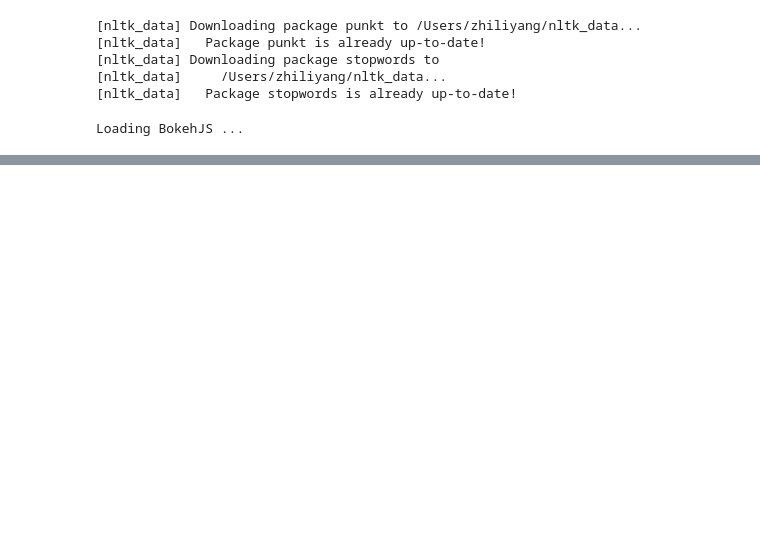
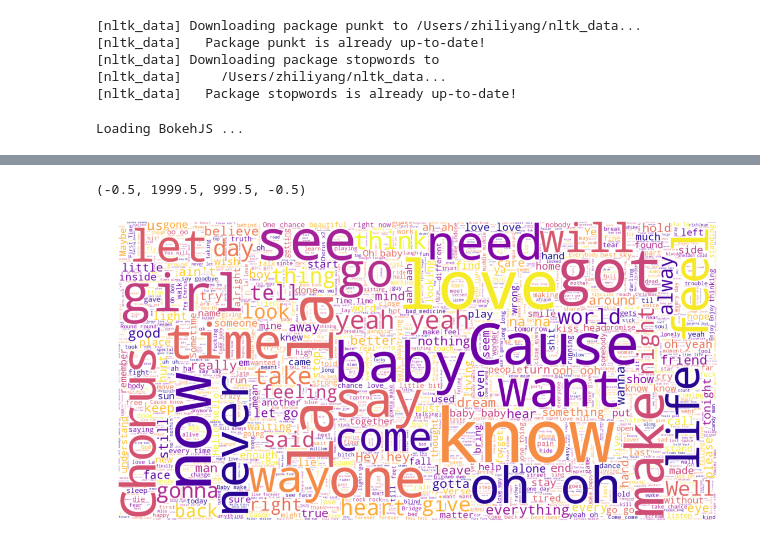
Before and after one commit to zhya215/midterm, a Jupyter notebook: analysis.ipynb, the cells around one changed output, grey strips where cells are left out. Saved outputs shown, nothing was run; the diff lists cells and outputs as text; code cells hidden in the pictures; blank space fills up the shorter version.

```diff
--- a/analysis.ipynb
+++ b/analysis.ipynb
@@ -165,0 +132,20 @@ show(layout)
+# %%
+from wordcloud import WordCloud
+import matplotlib.pyplot as plt
+%matplotlib inline
+text = ""
+for k,v in artist_list_dic.items():
+    text += str(v["text"])
+
+# ALL THE LYRICS IN THE $TEXT
+
+# Generate a word cloud image
+wc = WordCloud(width=2000,height=1000,max_words=2000,max_font_size=250,colormap="plasma",background_color="white")
+wc.generate(text)
+
+plt.figure(figsize=(20, 10))
+plt.imshow(wc, interpolation='bilinear')
+plt.axis("off")
+# %% [output]
+(-0.5, 1999.5, 999.5, -0.5)
+[figure, added]
```
Also changed, not shown: parts of 26 cells of this notebook, 1 other file.
